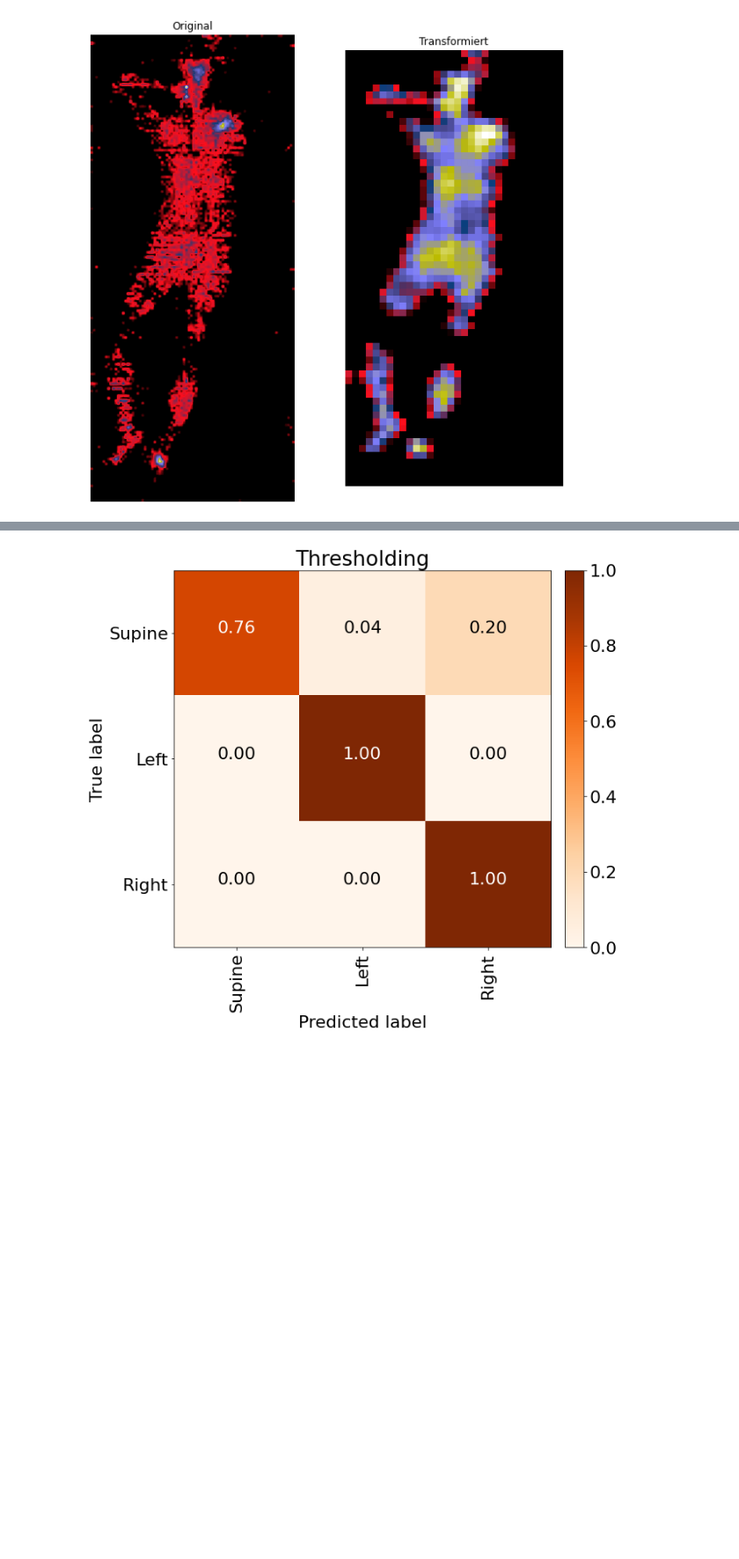
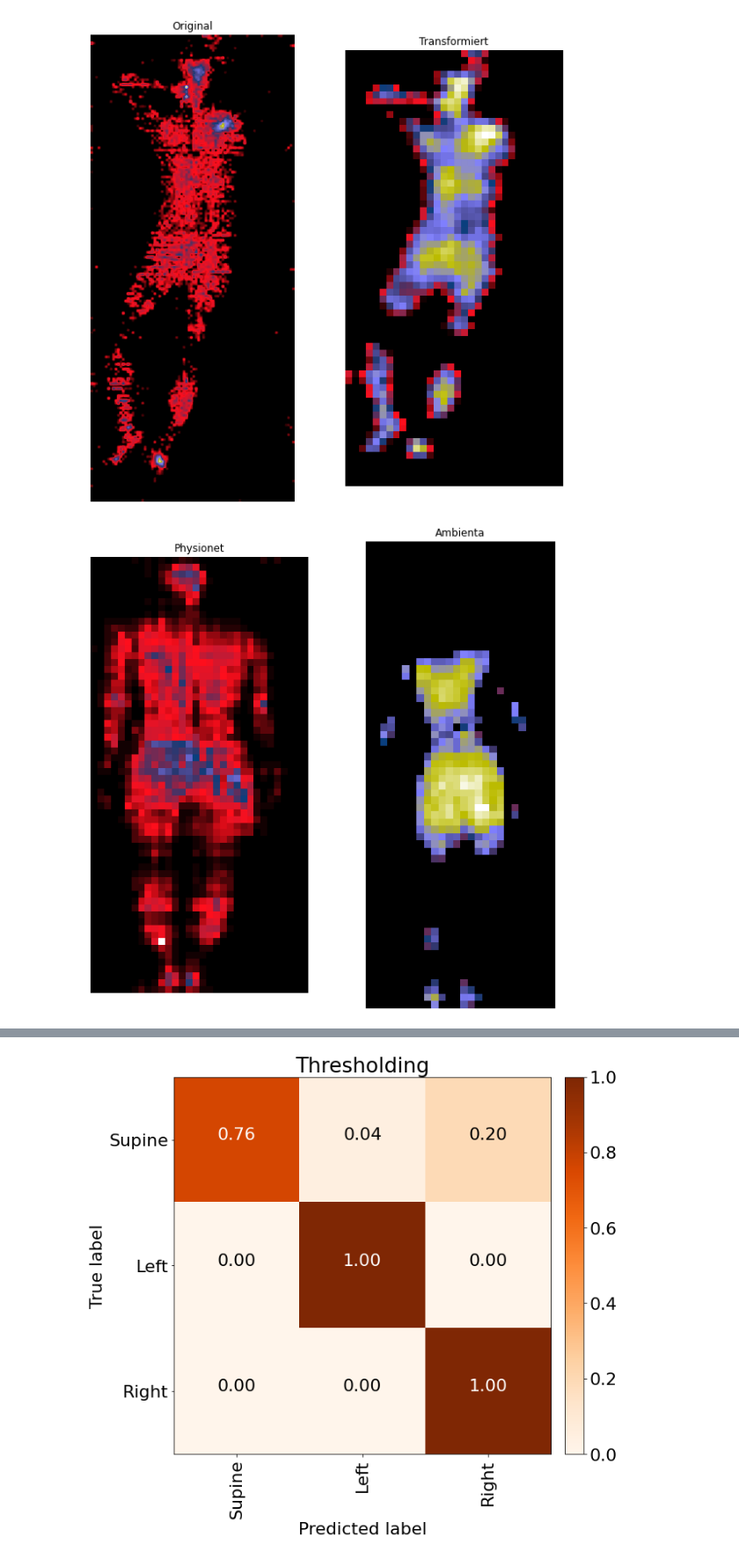
Before and after one commit to jb3rndt/wisemat-posture-classification, a Jupyter notebook: plots.ipynb, the cells around one changed output, grey strips where cells are left out. Shown at 88% size. Cells and saved outputs as stored; diff of their text form; code cells hidden in the pictures; blank space fills up the shorter version.

```diff
--- a/plots.ipynb
+++ b/plots.ipynb
@@ -104,3 +104,11 @@ for i, (col, image) in enumerate(zip(axs, images)):
     plot_image(image, title="Original" if i == 0 else "Transformiert", ax=col)
 # %% [output]
 [figure]
+# %%
+images = [physionet[7][0], ambienta[70][0]]
+
+fig, axs = plt.subplots(1, 2, figsize=(10, 10))
+for i, (col, image) in enumerate(zip(axs, images)):
+    plot_image(image, title="Physionet" if i == 0 else "Ambienta", ax=col)
+# %% [output]
+[figure, added]
```
Also changed, not shown: parts of 2 cells of this notebook, 8 other files.
